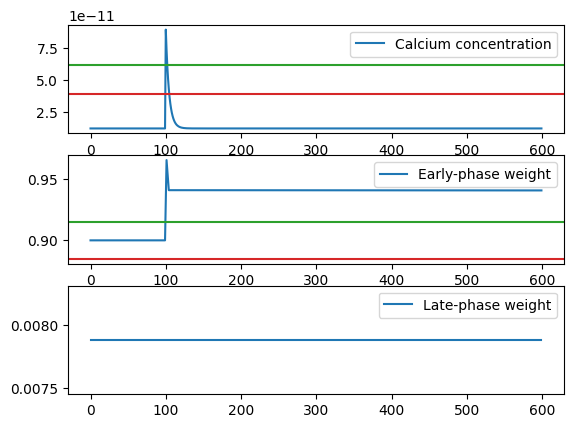
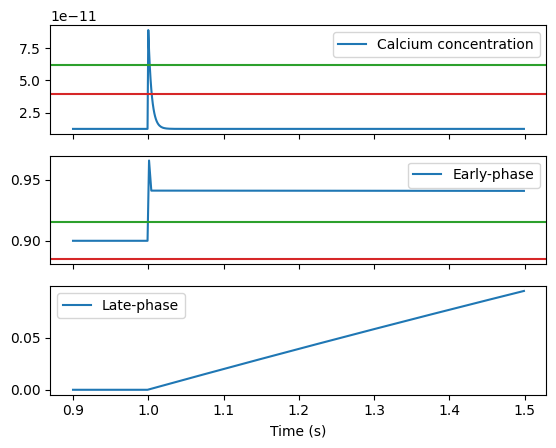
The notebook cell's code change between the first figure and the second:
--- before
+++ after
@@ -9,21 +9,23 @@
 T_INI = 900
 T_END = 1500
+T = torch.arange(T_INI, T_END) * plasticity.dt
 
 epsilon_hi = torch.abs(v_h - plasticity.v_h0)
 
 with torch.no_grad():
-    _, ax = plt.subplots(3, 1)
-    ax[0].plot(i_ca[T_INI:T_END, 0, 0, 0], label="Calcium concentration")
+    _, ax = plt.subplots(3, 1, sharex=True)
+    ax[0].plot(T, i_ca[T_INI:T_END, 0, 0, 0], label="Calcium concentration")
     ax[0].axhline(plasticity.I_THPOT, color="tab:green")
     ax[0].axhline(plasticity.I_THDEP, color="tab:red")
     ax[0].legend()
 
-    ax[1].plot(v_h[T_INI:T_END, 0, 0, 0], label="Early-phase weight")
+    ax[1].plot(T, v_h[T_INI:T_END, 0, 0, 0], label="Early-phase")
     ax[1].axhline(plasticity.v_h0 + plasticity.theta_tag_c, color="tab:green")
     ax[1].axhline(plasticity.v_h0 - plasticity.theta_tag_c, color="tab:red")
     ax[1].legend()
 
-    # ax[2].plot(p_i[T_INI:T_END,0,0,0], label='Early-phase weight')
-    ax[2].plot(weight[T_INI:T_END, 0, 0], label="Late-phase weight")
+    ax[2].plot(T, z_ji[T_INI:T_END,0,0, 0], label='Late-phase')
+    # ax[2].plot(weight[T_INI:T_END, 0, 0], label="Late-phase weight")
     ax[2].legend()
+    ax[2].set_xlabel('Time (s)')
     plt.show()

Commit: Fixed bug negatiave polarization in heracles;implement negative polarization in torch;added MPI into the docker workspace